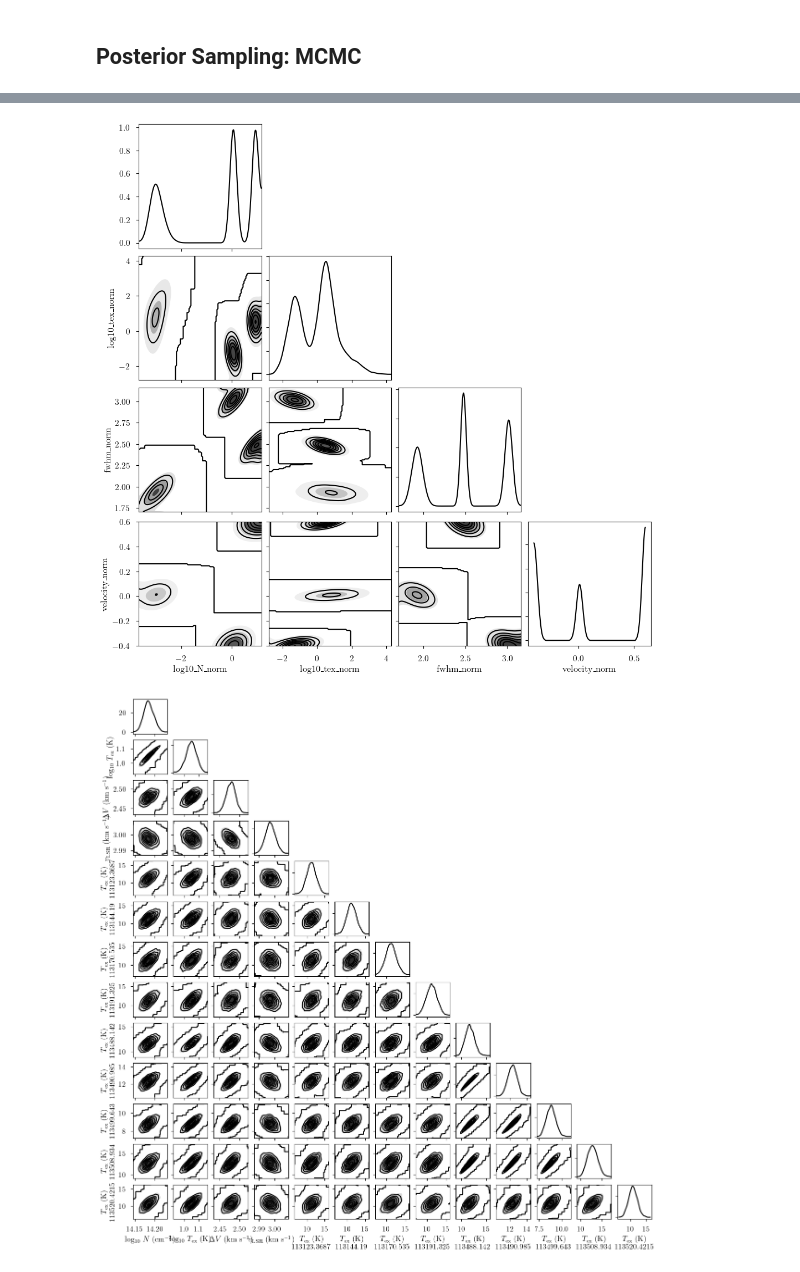
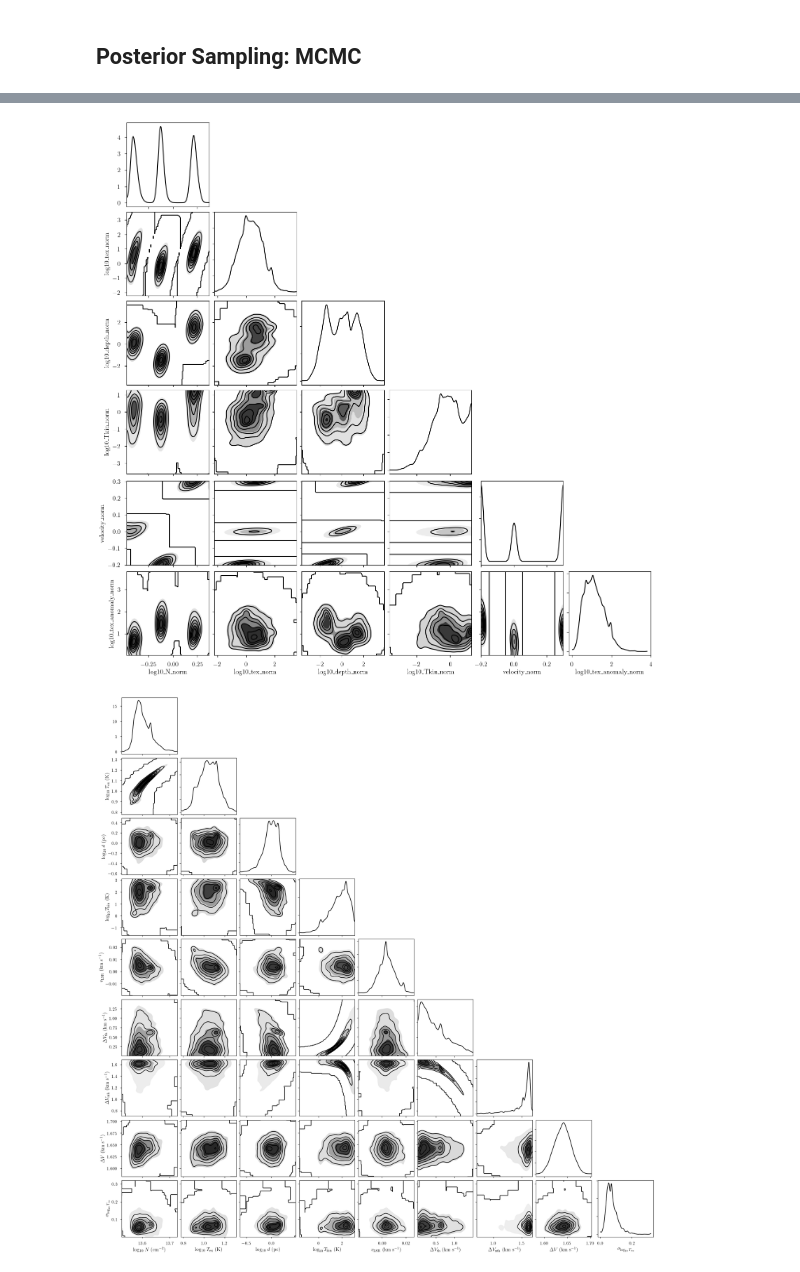
Before and after one commit to tvwenger/bayes_cn_hfs, a Jupyter notebook: docs/source/notebooks/hfs_anomaly_model.ipynb, the cells around one changed output, grey strips where cells are left out. Cells and saved outputs as stored; diff of their text form; code cells hidden in the pictures.

Commit message:
model reparam and IRAM model

```diff
--- a/docs/source/notebooks/hfs_anomaly_model.ipynb
+++ b/docs/source/notebooks/hfs_anomaly_model.ipynb
@@ -43,13 +43,16 @@ mol_data_12CN = get_molecule_data(
     vibrational_state = 0, # vibrational state number
     rot_state_lower = 0, # lower rotational state
 )
+
+# molecular weight (number of protons)
+weight_12CN = 12.0 + 14.0
 # %% [markdown]
 ## Simulating Data
 # %%
 from bayes_spec import SpecData
 
 # spectral axis definition
-freq_axis = np.linspace(113470.0, 113530.0, 500) # MHz
+freq_axis = np.linspace(113470.0, 113530.0, 350) # MHz
 
 # data noise can either be a scalar (assumed constant noise across the spectrum)
 # or an array of the same length as the data
@@ -138,6 +151,7 @@ data = {"observation": observation}
 # %%
 # Initialize and define the model
 model = HFSAnomalyModel(
+    weight_12CN,
     data,
     mol_data=mol_data_12CN,
     bg_temp = 2.7, # assumed background temperature (K)
@@ -147,12 +161,16 @@ model = HFSAnomalyModel(
     verbose=True
 )
 model.add_priors(
-    prior_log10_N = [14.0, 0.2], # mean and width of log10(N) prior (cm-2)
+    prior_log10_N = [14.0, 1.0], # mean and width of log10(N) prior (cm-2)
     prior_log10_tex = [1.0, 0.1], # mean and width of log10(Tex) prior (K)
-    prior_fwhm = 1.0, # width of FWHM prior (km/s)
-    prior_velocity = [0.0, 5.0], # mean and width of velocity prior (km/s)
-    prior_rms = 0.1, # width of spectral rms prior (K)
-    prior_tex_anomaly = 1.0, # width of the hyperfine anomaly prior (K)
+    prior_log10_depth = [0.0, 0.25], # mean and width of log10(depth) prior (pc)
+    prior_log10_Tkin = [2.0, 1.0], # mean and width of log10(Tkin) prior (K)
+    prior_velocity = [0.0, 10.0], # mean and width of velocity prior (km/s)
+    prior_log10_nth_fwhm_1pc = [0.2, 0.1], # mean and width of non-thermal FWHM at 1 pc prior (km/s)
+    prior_depth_nth_fwhm_power = [0.4, 0.1], # mean and width of non-thermal FWHM vs. depth power prior
+    prior_log10_tex_anomaly = 0.1, # width of log10(Tex) anomaly prior (K)
+    prior_baseline_coeffs = [1.0], # width of normalized polynomial baseline coeffs
+    ordered = False, # do not assume optically-thin
 )
 model.add_likelihood()
 # %%
@@ -318,23 +340,30 @@ _ = plot_traces(model.trace.solution_0, model.baseline_freeRVs + model.cloud_fre
 # %%
 from bayes_spec.plots import plot_pair
 
-var_names = [param for param in model.cloud_freeRVs if "tex_anomaly" not in param]
+var_names = [param for param in model.cloud_freeRVs if "tex_comp" not in param]
 _ = plot_pair(
     model.trace.solution_0, # samples
     var_names, # var_names to plot
     labeller=model.labeller, # label manager
 )
 # %% [output]
-[figure, old version]
+[figure, new version]
 # %%
-var_names = [param for param in model.cloud_deterministics if "tex_anomaly" not in param]
+model.var_name_map.update(
+            {
+                "log10_tex_anomaly": r"$\sigma_{\log_{10} T_{\rm ex}}$",
+                "log10_tex_comp": r"$\log_{10} T_{\rm ex}$ (K)",
+            }
+        )
+
+var_names = [param for param in model.cloud_deterministics if "tex_comp" not in param]
 _ = plot_pair(
     model.trace.solution_0.sel(cloud=0), # samples
     var_names, # var_names to plot
     labeller=model.labeller, # label manager
 )
 # %% [output]
-[figure, old version]
+[figure, new version]
 # %%
 point_stats = az.summary(model.trace.solution_0, model.cloud_deterministics, kind='stats', hdi_prob=0.68)
 print("BIC:", model.bic())
```
Also changed, not shown: parts of 15 cells of this notebook, 27 other files.
